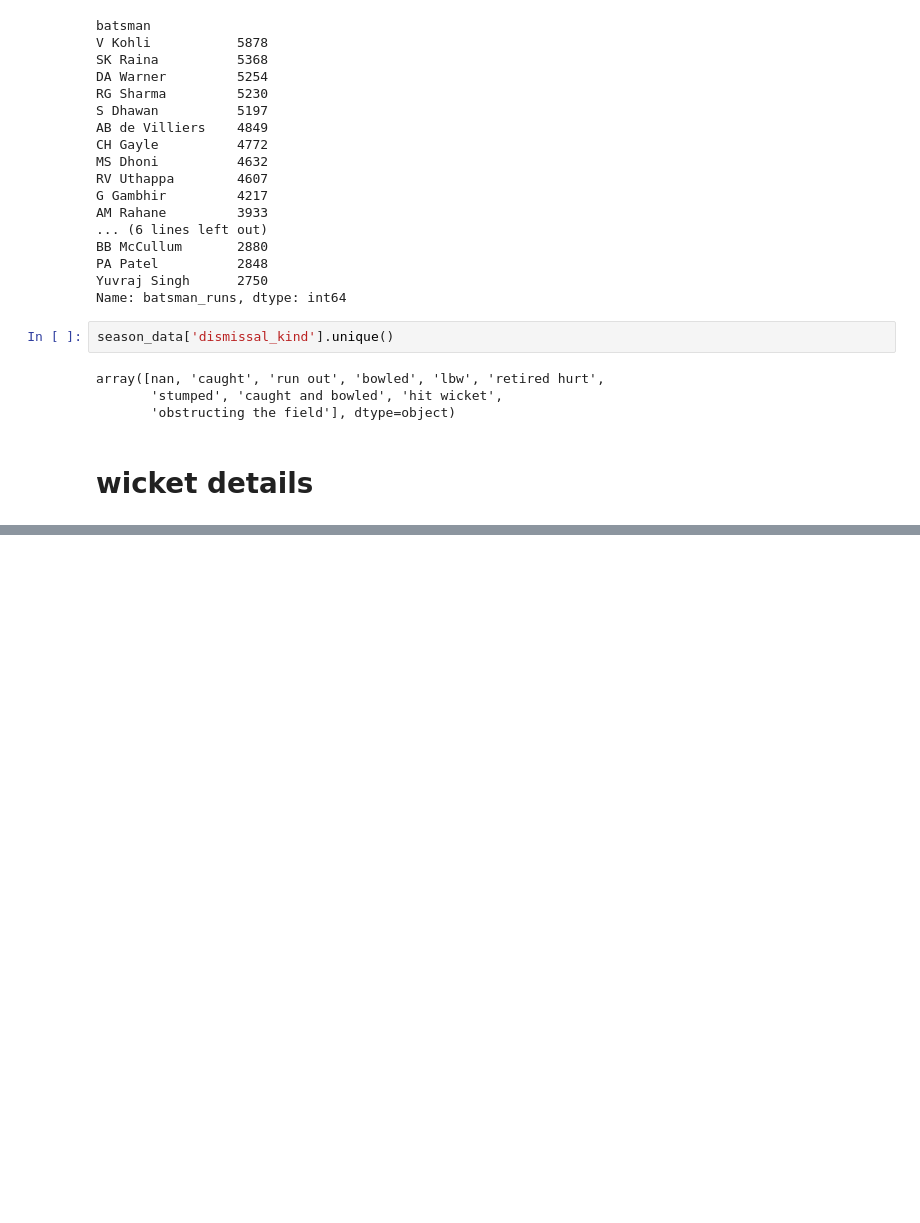
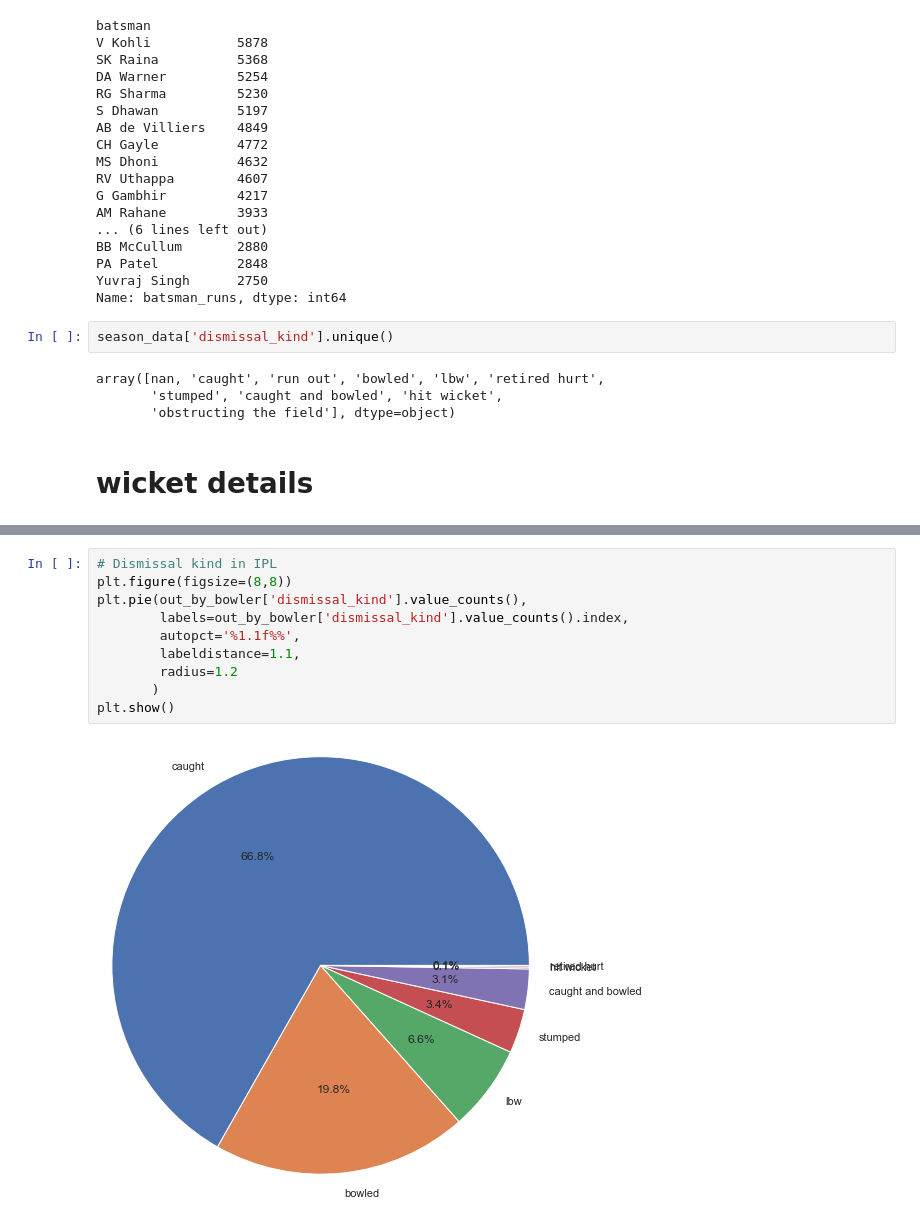
Before and after one commit to SahaAbhisek/Exploratory-Data-Analysis-of-IPL-2008-2020-dataset, a Jupyter notebook: IPL_data_analysis.ipynb, the cells around one changed output, grey strips where cells are left out. Cells and saved outputs as stored; diff of their text form; blank space fills up the shorter version.

```diff
--- a/IPL_data_analysis.ipynb
+++ b/IPL_data_analysis.ipynb
@@ -563,0 +598,12 @@ See Full Dataframe in Mito
+# %%
+# Dismissal kind in IPL
+plt.figure(figsize=(8,8))
+plt.pie(out_by_bowler['dismissal_kind'].value_counts(),
+        labels=out_by_bowler['dismissal_kind'].value_counts().index,
+        autopct='%1.1f%%',
+        labeldistance=1.1,
+        radius=1.2
+       )
+plt.show()
+# %% [output]
+[figure, added]
```
Also changed, not shown: parts of 26 cells of this notebook.
